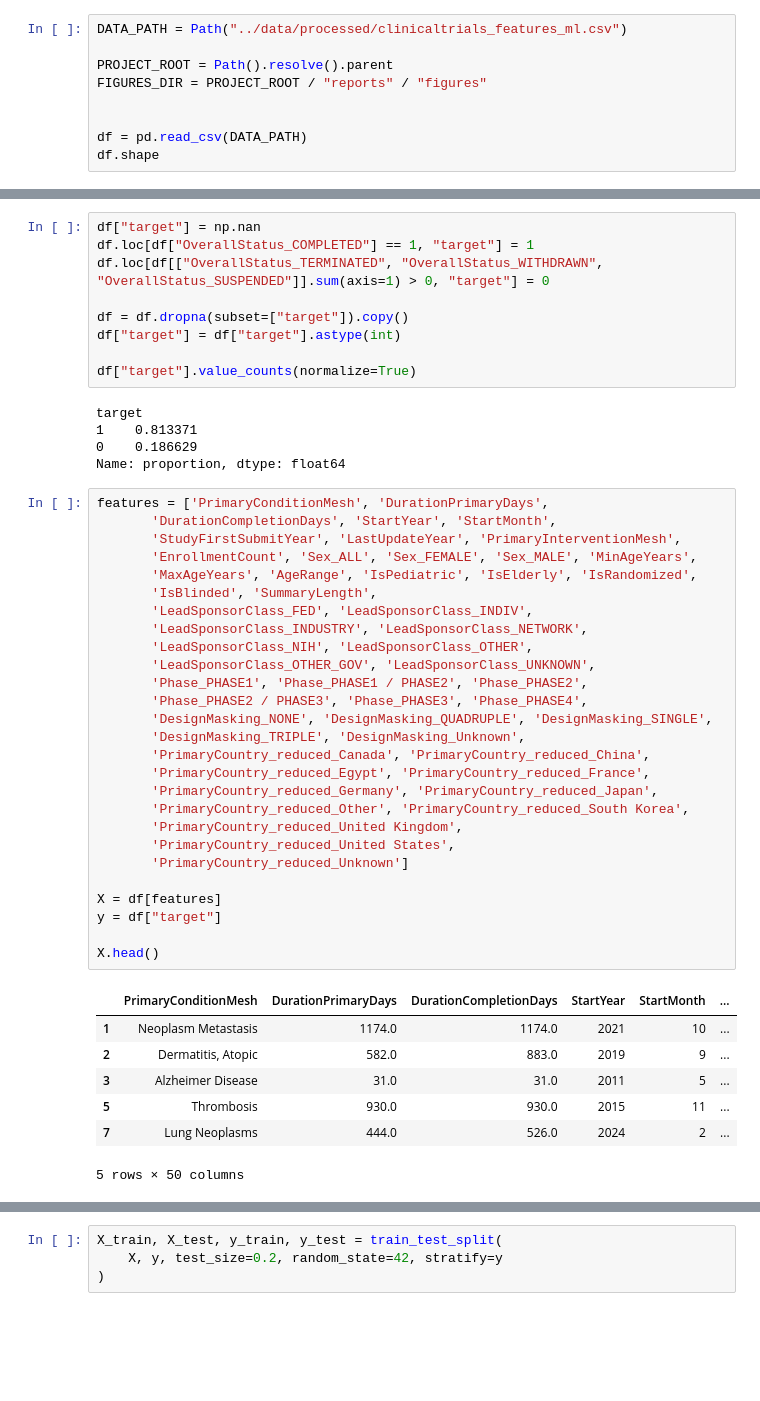
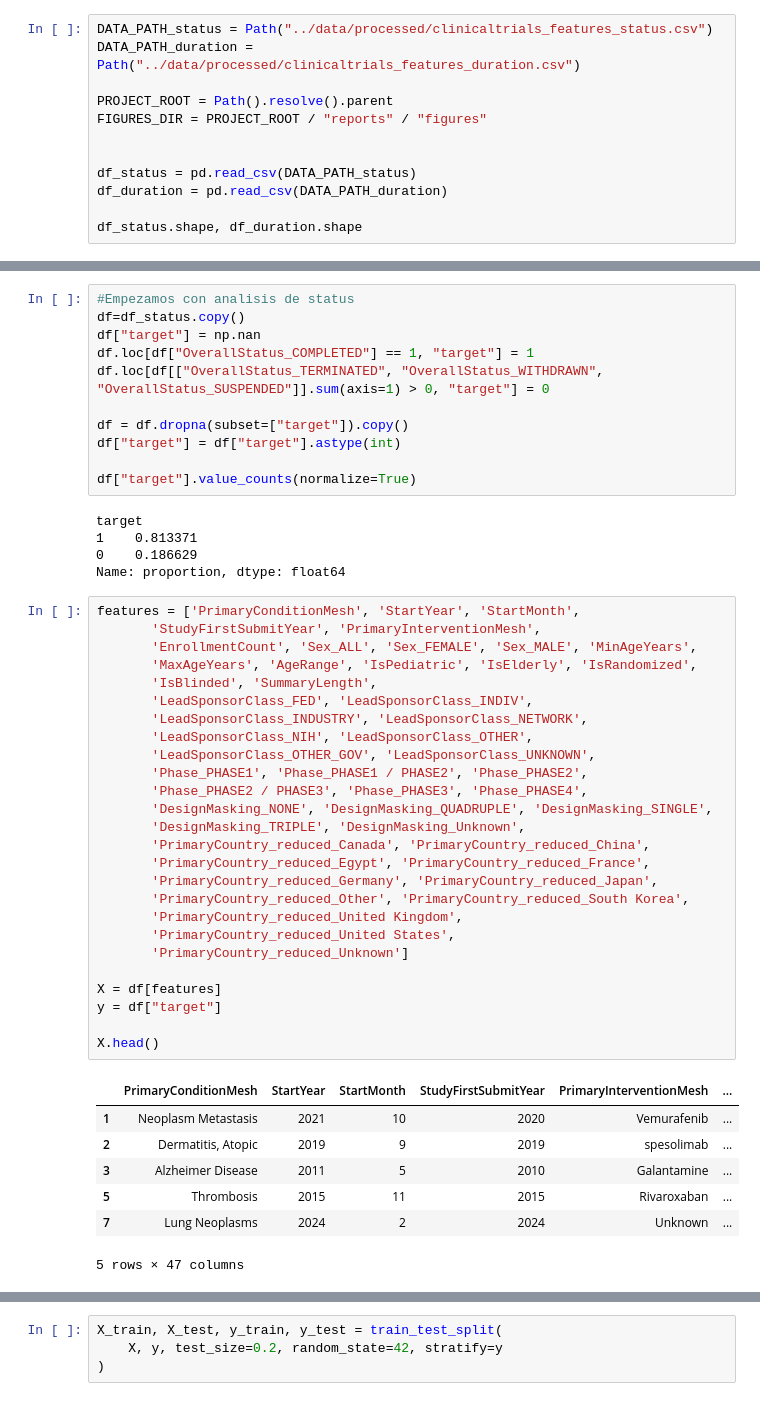
Before and after one commit to miks95/tfm_clinicaltrials, a Jupyter notebook: notebooks/03_modeling_baseline.ipynb, the cells around one changed output, grey strips where cells are left out. Drawn from its saved outputs; the diff is of its cells as text; blank space fills up the shorter version.

```diff
--- a/notebooks/03_modeling_baseline.ipynb
+++ b/notebooks/03_modeling_baseline.ipynb
@@ -46,12 +46,15 @@ from sklearn.dummy import DummyClassifier
 from sklearn.linear_model import LogisticRegression
 from sklearn.tree import DecisionTreeClassifier
 # %%
-DATA_PATH = Path("../data/processed/clinicaltrials_features_ml.csv")
+DATA_PATH_status = Path("../data/processed/clinicaltrials_features_status.csv")
+DATA_PATH_duration = Path("../data/processed/clinicaltrials_features_duration.csv")
 
 PROJECT_ROOT = Path().resolve().parent
 FIGURES_DIR = PROJECT_ROOT / "reports" / "figures"
 
 
-df = pd.read_csv(DATA_PATH)
-df.shape
+df_status = pd.read_csv(DATA_PATH_status)
+df_duration = pd.read_csv(DATA_PATH_duration)
+
+df_status.shape, df_duration.shape
 # %% [output]
@@ -59,4 +62,6 @@ df.shape
 # %%
+#Empezamos con analisis de status
+df=df_status.copy()
 df["target"] = np.nan
 df.loc[df["OverallStatus_COMPLETED"] == 1, "target"] = 1
 df.loc[df[["OverallStatus_TERMINATED", "OverallStatus_WITHDRAWN", "OverallStatus_SUSPENDED"]].sum(axis=1) > 0, "target"] = 0
@@ -71,39 +76,38 @@ target
 0    0.186629
 Name: proportion, dtype: float64
 # %%
-features = ['PrimaryConditionMesh', 'DurationPrimaryDays',
-       'DurationCompletionDays', 'StartYear', 'StartMonth',
-       'StudyFirstSubmitYear', 'LastUpdateYear', 'PrimaryInterventionMesh',
+features = ['PrimaryConditionMesh', 'StartYear', 'StartMonth',
+       'StudyFirstSubmitYear', 'PrimaryInterventionMesh',
        'EnrollmentCount', 'Sex_ALL', 'Sex_FEMALE', 'Sex_MALE', 'MinAgeYears',
        'MaxAgeYears', 'AgeRange', 'IsPediatric', 'IsElderly', 'IsRandomized',
        'IsBlinded', 'SummaryLength',
        'LeadSponsorClass_FED', 'LeadSponsorClass_INDIV',
        'LeadSponsorClass_INDUSTRY', 'LeadSponsorClass_NETWORK',
        'LeadSponsorClass_NIH', 'LeadSponsorClass_OTHER',
        'LeadSponsorClass_OTHER_GOV', 'LeadSponsorClass_UNKNOWN',
        'Phase_PHASE1', 'Phase_PHASE1 / PHASE2', 'Phase_PHASE2',
        'Phase_PHASE2 / PHASE3', 'Phase_PHASE3', 'Phase_PHASE4',
        'DesignMasking_NONE', 'DesignMasking_QUADRUPLE', 'DesignMasking_SINGLE',
        'DesignMasking_TRIPLE', 'DesignMasking_Unknown',
        'PrimaryCountry_reduced_Canada', 'PrimaryCountry_reduced_China',
        'PrimaryCountry_reduced_Egypt', 'PrimaryCountry_reduced_France',
        'PrimaryCountry_reduced_Germany', 'PrimaryCountry_reduced_Japan',
        'PrimaryCountry_reduced_Other', 'PrimaryCountry_reduced_South Korea',
        'PrimaryCountry_reduced_United Kingdom',
        'PrimaryCountry_reduced_United States',
        'PrimaryCountry_reduced_Unknown']
 
 X = df[features]
 y = df["target"]
 
 X.head()
 # %% [output]
-|  | PrimaryConditionMesh | DurationPrimaryDays | DurationCompletionDays | StartYear | StartMonth | ... |
-| 1 | Neoplasm Metastasis | 1174.0 | 1174.0 | 2021 | 10 | ... |
-| 2 | Dermatitis, Atopic | 582.0 | 883.0 | 2019 | 9 | ... |
-| 3 | Alzheimer Disease | 31.0 | 31.0 | 2011 | 5 | ... |
-| 5 | Thrombosis | 930.0 | 930.0 | 2015 | 11 | ... |
-| 7 | Lung Neoplasms | 444.0 | 526.0 | 2024 | 2 | ... |
+|  | PrimaryConditionMesh | StartYear | StartMonth | StudyFirstSubmitYear | PrimaryInterventionMesh | ... |
+| 1 | Neoplasm Metastasis | 2021 | 10 | 2020 | Vemurafenib | ... |
+| 2 | Dermatitis, Atopic | 2019 | 9 | 2019 | spesolimab | ... |
+| 3 | Alzheimer Disease | 2011 | 5 | 2010 | Galantamine | ... |
+| 5 | Thrombosis | 2015 | 11 | 2015 | Rivaroxaban | ... |
+| 7 | Lung Neoplasms | 2024 | 2 | 2024 | Unknown | ... |
-5 rows × 50 columns
+5 rows × 47 columns
 # %%
 numeric_features = [
```
Also changed, not shown: parts of 8 cells of this notebook, 5 other files.
